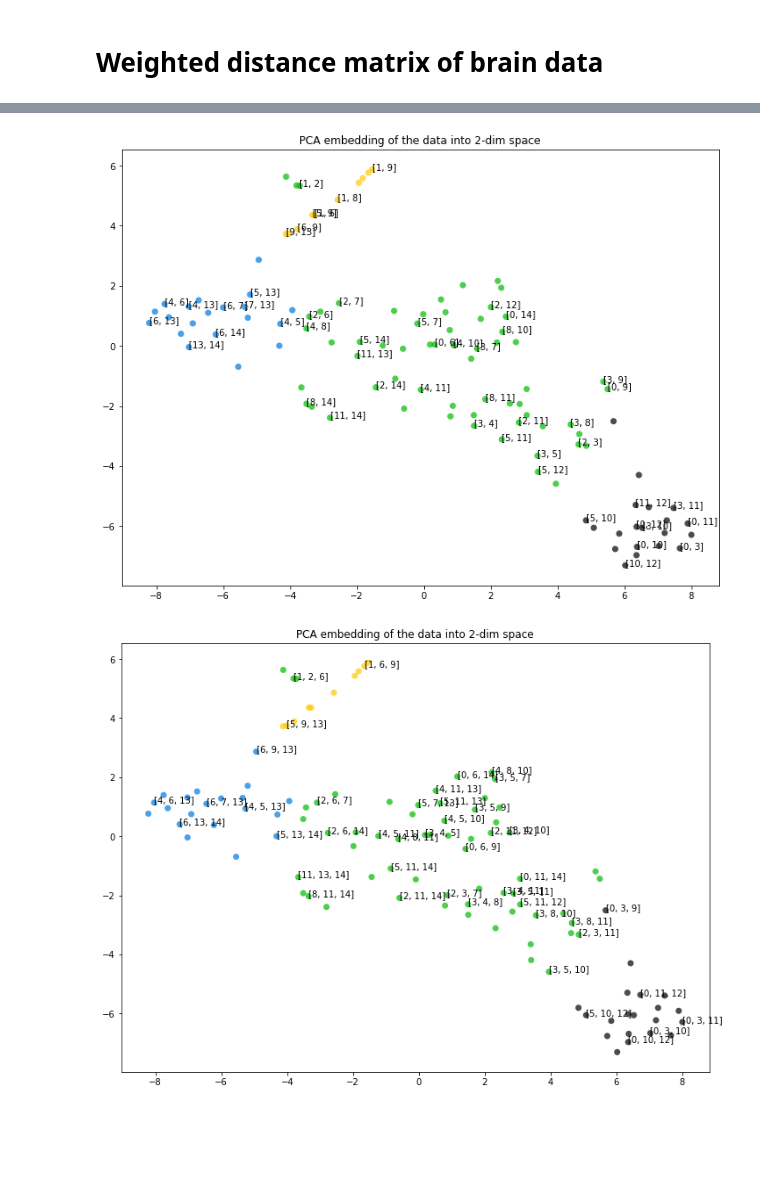
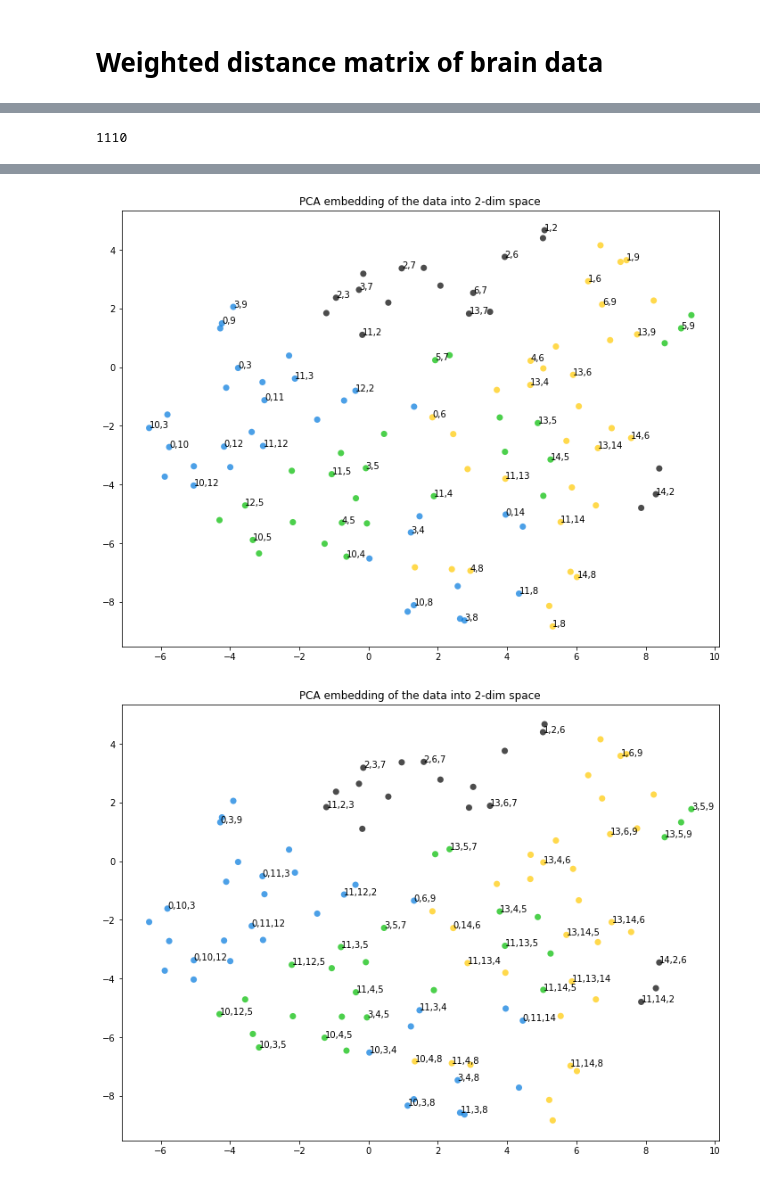
Before and after one commit to lordgrilo/Simplex2Vec, a Jupyter notebook: S2V_USAGE.ipynb, the cells around one changed output, grey strips where cells are left out. Drawn from its saved outputs; the diff is of its cells as text; code cells hidden in the pictures; blank space fills up the shorter version.

Commit message:
Unified code (str vs frozen set). Added word2vec refit tests.

```diff
--- a/S2V_USAGE.ipynb
+++ b/S2V_USAGE.ipynb
@@ -209,3 +211,7 @@ model=s2v.fit()
+# %%
+model=s2v.refit()
+# %% [output]
+1110
 # %%
 from ast import literal_eval
 from sklearn.manifold import TSNE
@@ -219,7 +225,8 @@ X_bNodes = []
 X_sizes = []
 for u in model.wv.vocab.keys():
     X.append(model[u])
-    X_labels.append("".join(list(u)))
+    #X_labels.append("".join(list(u)))
+    X_labels.append(u)
     X_bNodes.append(literal_eval(X_labels[-1]))
     X_sizes.append(np.size(X_bNodes[-1]))
 
@@ -245,10 +252,9 @@ for hh in range(max(X_sizes)):
                      c = colors, edgecolor='k')
 
     for i, label in enumerate(X_labels):
-        if any(j >= 0 for j in X_bNodes[i]):
-            x,y = X_transform[i]
-            if X_sizes[i]==hh+1:
-                ax.annotate(label, (x,y))
+        x,y = X_transform[i]
+        if X_sizes[i]==hh+1:
+            ax.annotate(label, (x,y))
     ax.set_title("PCA embedding of the data into 2-dim space")
     plt.show()
 # %% [output]
@@ -256,2 +262,2 @@ for hh in range(max(X_sizes)):
-[figure, old version]
+[figure, new version]
-[figure, old version]
+[figure, new version]
```
Also changed, not shown: parts of 2 cells of this notebook, 2 other files.
